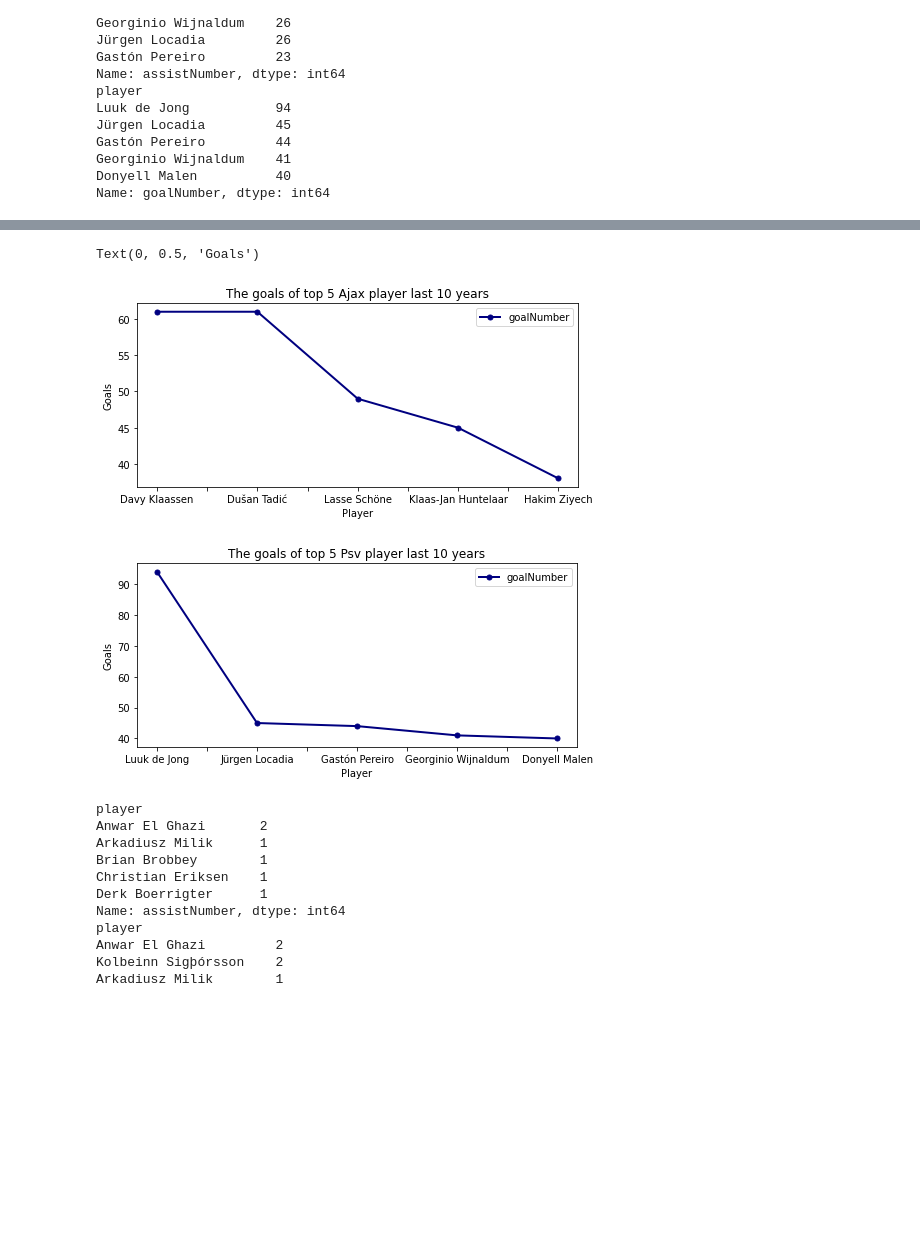
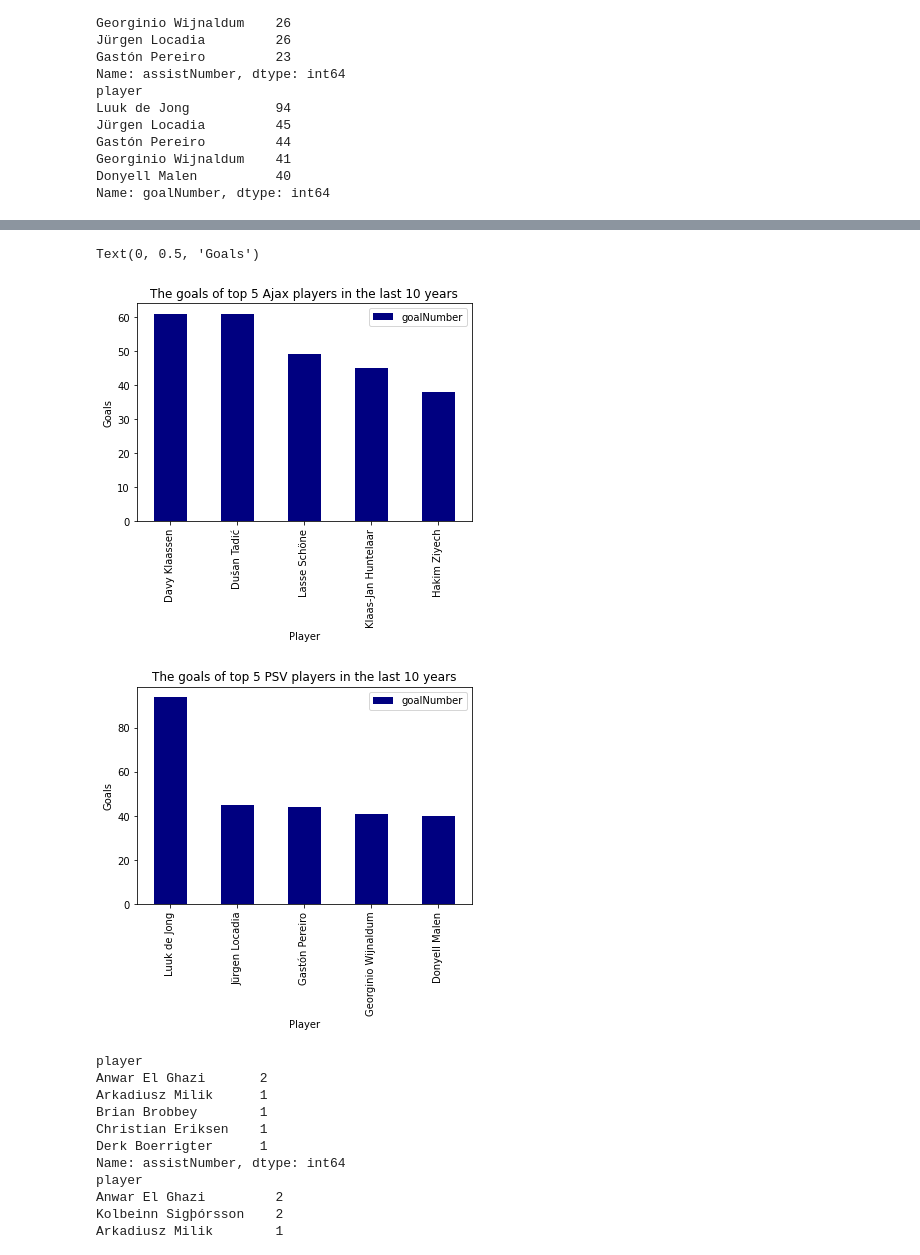
Before and after one commit to mohammedaljader/Football_Predictions_ML, a Jupyter notebook: notebook.ipynb, the cells around one changed output, grey strips where cells are left out. Cells and saved outputs as stored; diff of their text form; code cells hidden in the pictures; blank space fills up the shorter version.

```diff
--- a/notebook.ipynb
+++ b/notebook.ipynb
@@ -145,16 +150,16 @@ Text(0, 0.5, 'Assist')
 # %%
 # plot Goals
 dfAjaxGoals = pd.DataFrame(playersGoalsAjax.nlargest(n=5))
-ax = dfAjaxGoals.plot(lw=2, colormap='jet', marker='.', markersize=10, title='The goals of top 5 Ajax player last 10 years')
+ax = dfAjaxGoals.plot(lw=2, colormap='jet', kind = 'bar', title='The goals of top 5 Ajax players in the last 10 years')
 ax.set_xlabel("Player")
 ax.set_ylabel("Goals")
 
 dfPsvGoals = pd.DataFrame(playersGoalsPsv.nlargest(n=5))
-ax = dfPsvGoals.plot(lw=2, colormap='jet', marker='.', markersize=10, title='The goals of top 5 Psv player last 10 years')
+ax = dfPsvGoals.plot(lw=2, colormap='jet', kind = 'bar', title='The goals of top 5 PSV players in the last 10 years')
 ax.set_xlabel("Player")
 ax.set_ylabel("Goals")
 # %% [output]
 Text(0, 0.5, 'Goals')
-[figure, old version]
+[figure, new version]
-[figure, old version]
+[figure, new version]
 # %%
```
Also changed, not shown: parts of 41 cells of this notebook.
